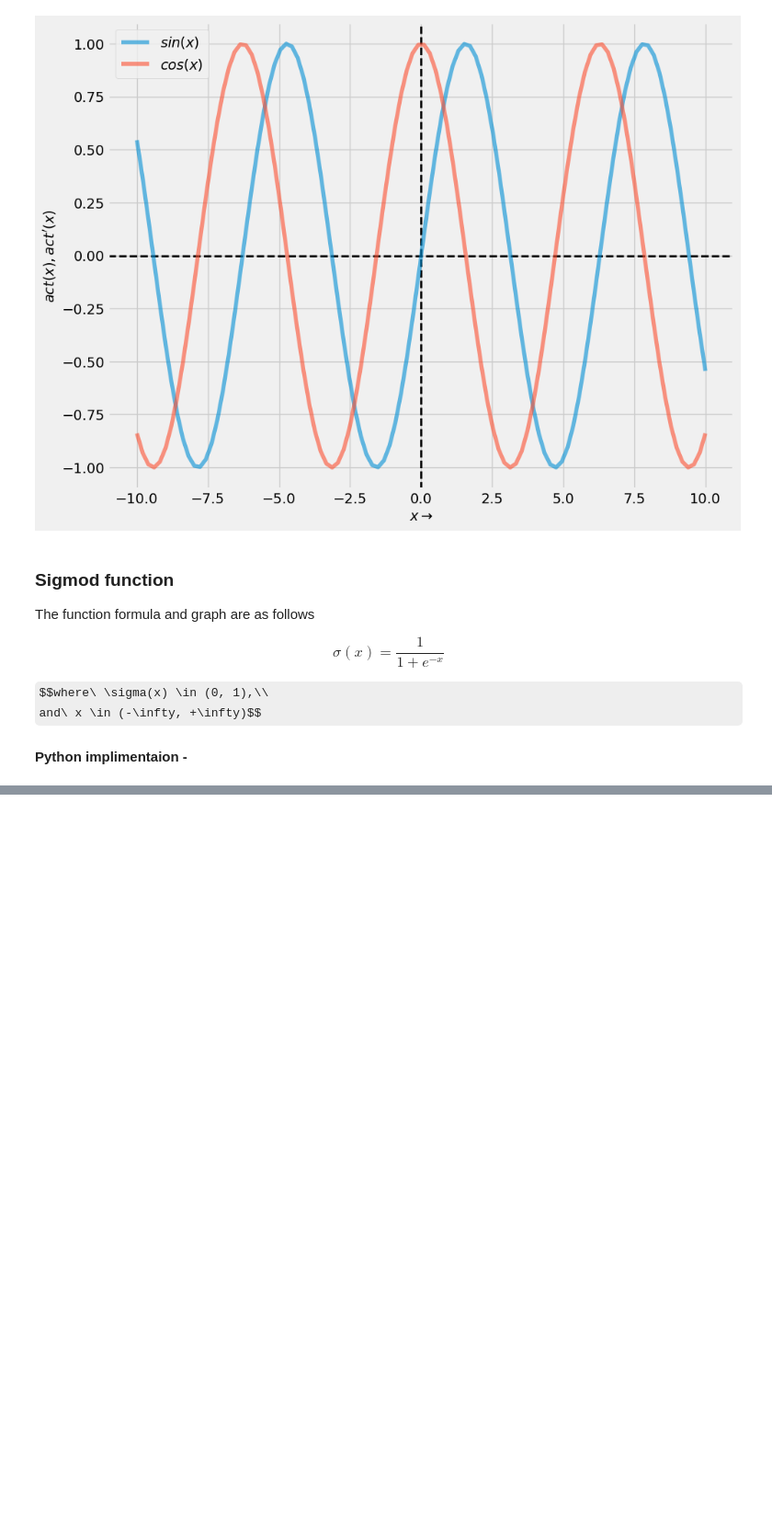
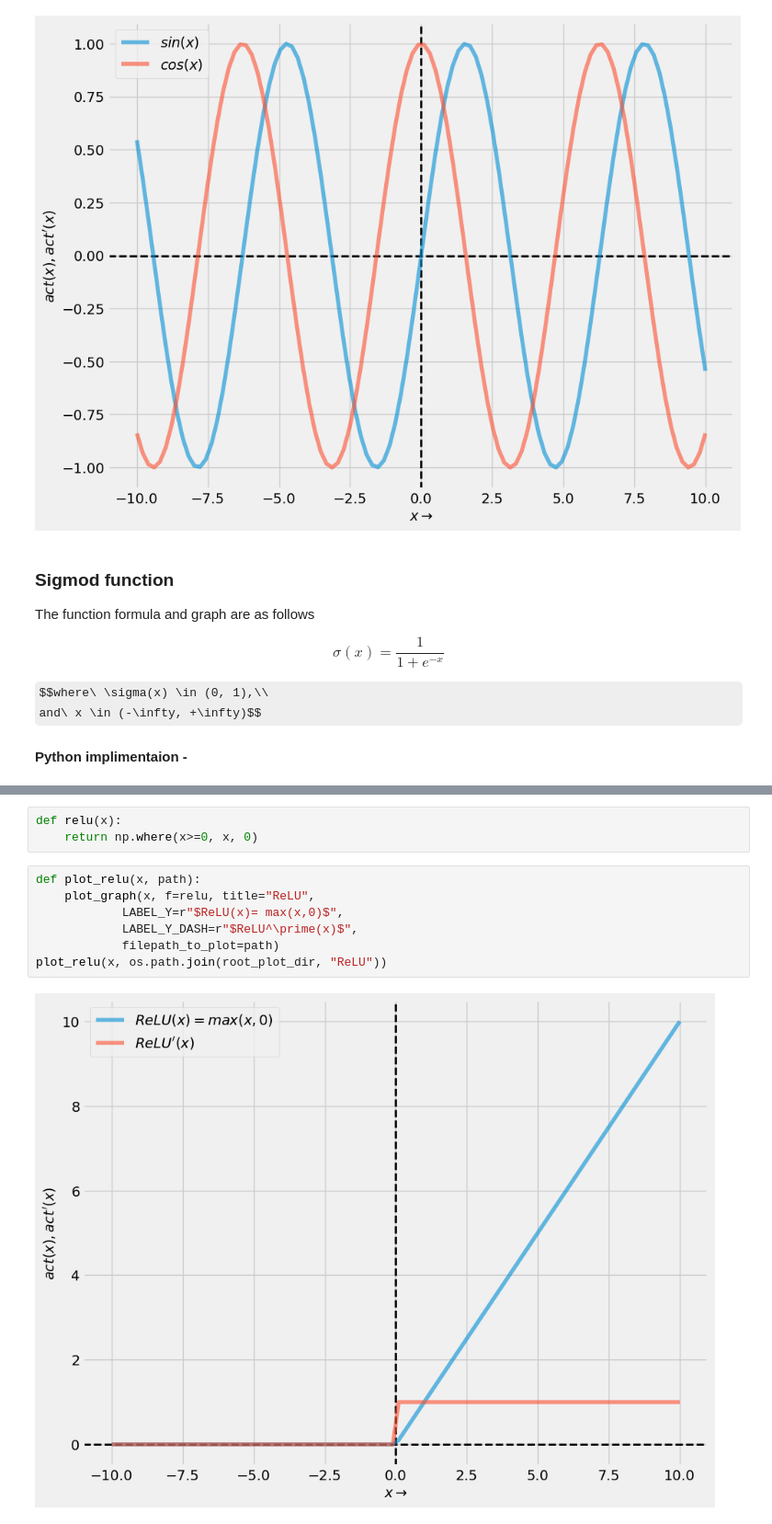
Before and after one commit to nani2357/DeepLearning_ANN_Math_intutions, a Jupyter notebook: ipynb_notebooks/activation_functions.ipynb, the cells around one changed output, grey strips where cells are left out. Shown at 92% size. Cells and saved outputs as stored; diff of their text form; some formulas as TeX source; blank space fills up the shorter version.

```diff
--- a/ipynb_notebooks/activation_functions.ipynb
+++ b/ipynb_notebooks/activation_functions.ipynb
@@ -89,0 +174,12 @@ and\ x \in (-\infty, +\infty)$$
+# %%
+def relu(x):
+    return np.where(x>=0, x, 0)
+# %%
+def plot_relu(x, path):
+    plot_graph(x, f=relu, title="ReLU",
+            LABEL_Y=r"$ReLU(x)= max(x,0)$",
+            LABEL_Y_DASH=r"$ReLU^\prime(x)$",
+            filepath_to_plot=path)
+plot_relu(x, os.path.join(root_plot_dir, "ReLU"))
+# %% [output]
+[figure, added]
```
Also changed, not shown: parts of 41 cells of this notebook, 12 other files.
